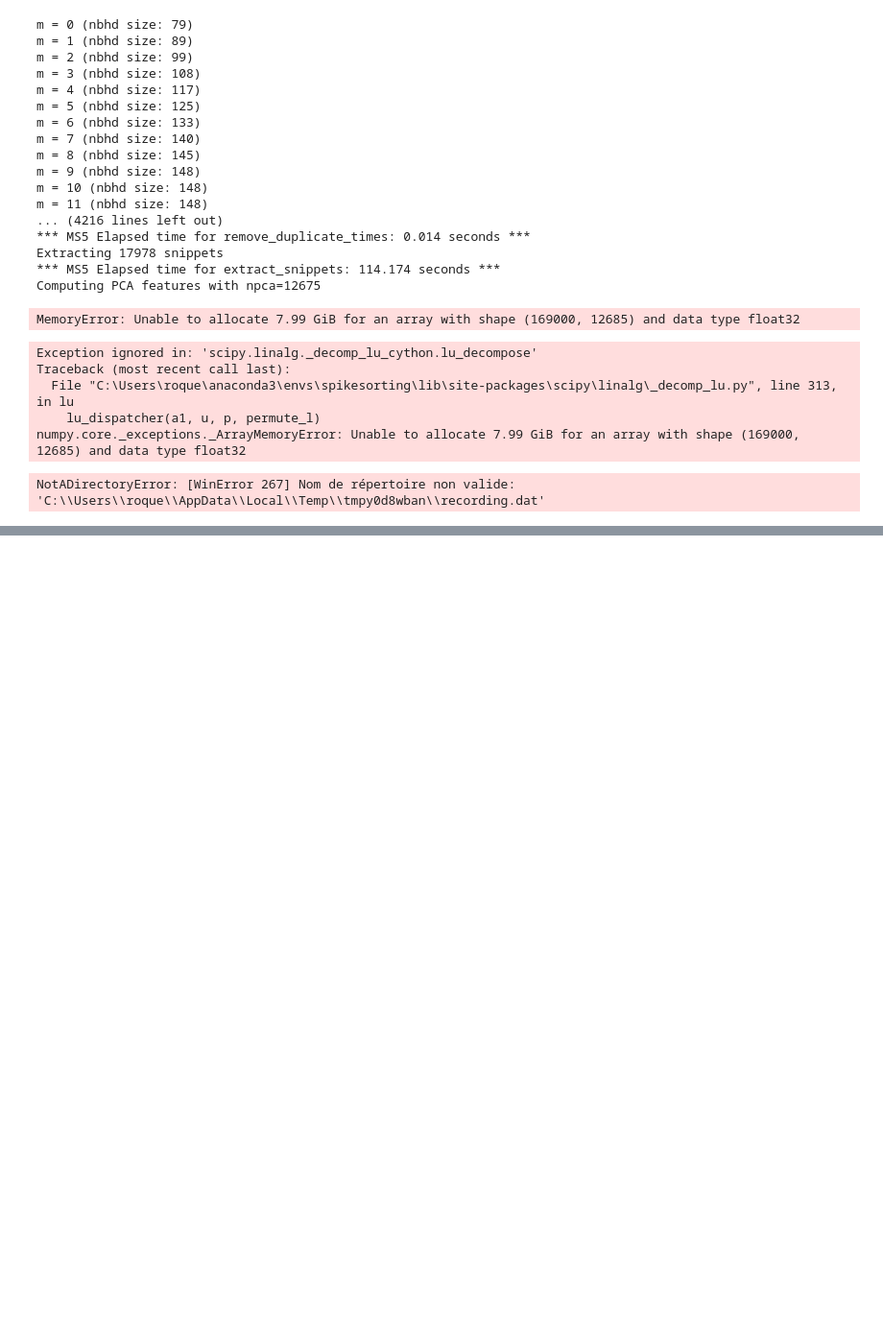
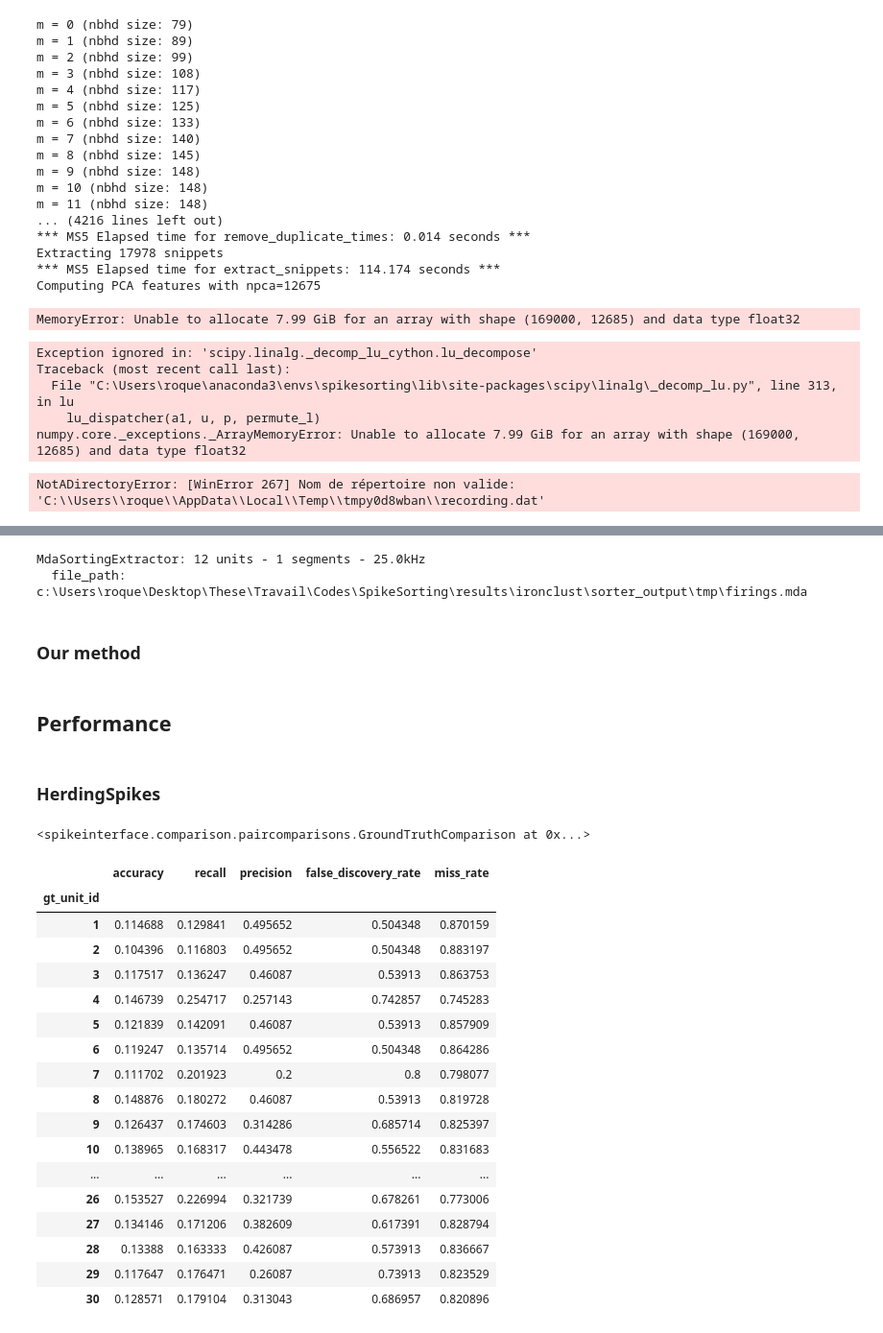
Before and after one commit to axelroques/SpikeSorting, a Jupyter notebook: real_data.ipynb, the cells around one changed output, grey strips where cells are left out. Shown at 96% size. Drawn from its saved outputs; the diff is of its cells as text; code cells hidden in the pictures; blank space fills up the shorter version.

```diff
--- a/real_data.ipynb
+++ b/real_data.ipynb
@@ -203,0 +598,12 @@ NotADirectoryError: [WinError 267] Nom de répertoire non valide: 'C:\\Users\\ro
+# %%
+sorting_ironclust = ss.read_sorter_folder(
+    "results/ironclust",
+)
+print(sorting_ironclust)
+# %% [output]
+MdaSortingExtractor: 12 units - 1 segments - 25.0kHz
+  file_path: c:\Users\roque\Desktop\These\Travail\Codes\SpikeSorting\results\ironclust\sorter_output\tmp\firings.mda
+# %% [markdown]
+### Our method
+# %% [markdown]
+## Performance
@@ -203,0 +612,33 @@ NotADirectoryError: [WinError 267] Nom de répertoire non valide: 'C:\\Users\\ro
+# %% [markdown]
+### HerdingSpikes
+# %%
+comp_hs = scomp.compare_sorter_to_ground_truth(
+    ground_truth, sorting,
+    gt_name='Ground Truth', tested_name='HerdingSpikes',
+    exhaustive_gt=True,
+    match_mode='best'
+)
+comp_hs
+# %% [output]
+<spikeinterface.comparison.paircomparisons.GroundTruthComparison at 0x...>
+# %%
+comp_hs.get_performance()
+# %% [output]
+|  | accuracy | recall | precision | false_discovery_rate | miss_rate |
+| gt_unit_id |  |  |  |  |  |
+| 1 | 0.114688 | 0.129841 | 0.495652 | 0.504348 | 0.870159 |
+| 2 | 0.104396 | 0.116803 | 0.495652 | 0.504348 | 0.883197 |
+| 3 | 0.117517 | 0.136247 | 0.46087 | 0.53913 | 0.863753 |
+| 4 | 0.146739 | 0.254717 | 0.257143 | 0.742857 | 0.745283 |
+| 5 | 0.121839 | 0.142091 | 0.46087 | 0.53913 | 0.857909 |
+| 6 | 0.119247 | 0.135714 | 0.495652 | 0.504348 | 0.864286 |
+| 7 | 0.111702 | 0.201923 | 0.2 | 0.8 | 0.798077 |
+| 8 | 0.148876 | 0.180272 | 0.46087 | 0.53913 | 0.819728 |
+| 9 | 0.126437 | 0.174603 | 0.314286 | 0.685714 | 0.825397 |
+| 10 | 0.138965 | 0.168317 | 0.443478 | 0.556522 | 0.831683 |
+| ... | ... | ... | ... | ... | ... |
+| 26 | 0.153527 | 0.226994 | 0.321739 | 0.678261 | 0.773006 |
+| 27 | 0.134146 | 0.171206 | 0.382609 | 0.617391 | 0.828794 |
+| 28 | 0.13388 | 0.163333 | 0.426087 | 0.573913 | 0.836667 |
+| 29 | 0.117647 | 0.176471 | 0.26087 | 0.73913 | 0.823529 |
+| 30 | 0.128571 | 0.179104 | 0.313043 | 0.686957 | 0.820896 |
```
Also changed, not shown: parts of 42 cells of this notebook, 5 other files.
